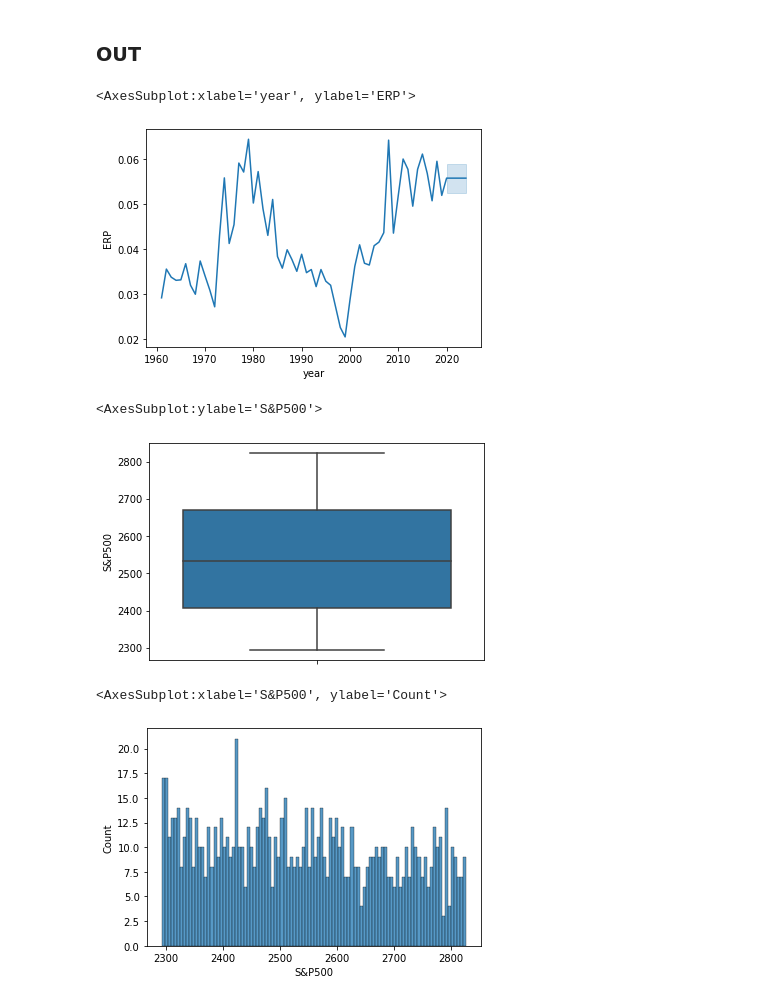
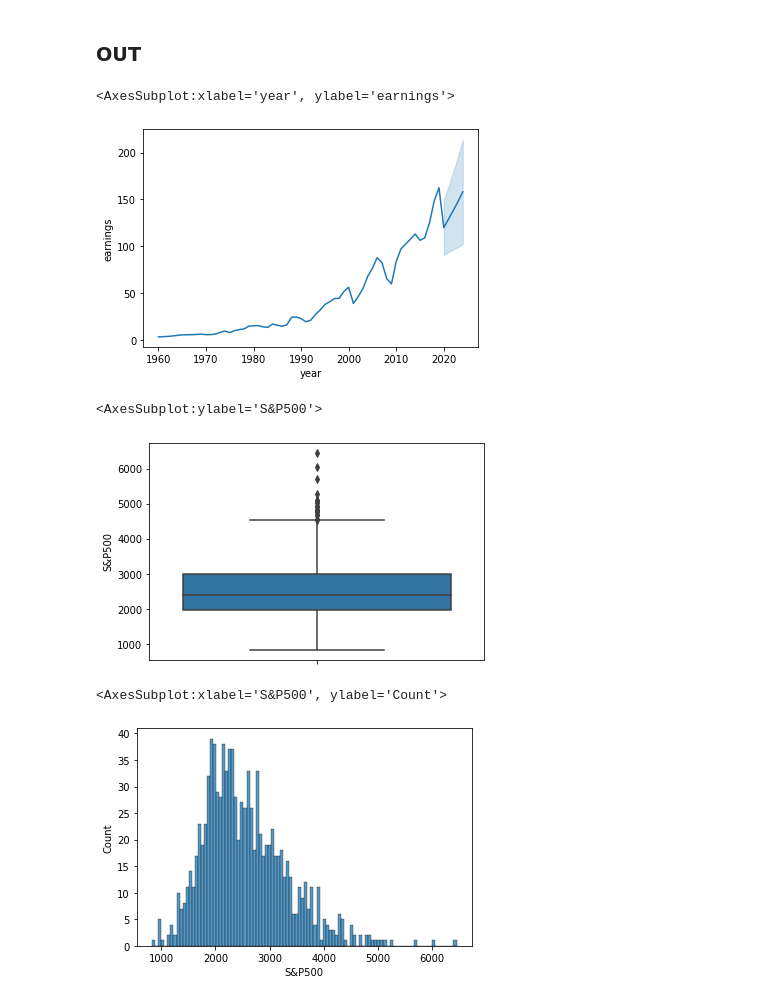
Before and after one commit to aguilalv/CorpFinSandbox, a Jupyter notebook: 2020.06.01 - S&P500 valuation.ipynb, the cells around one changed output. Cells and saved outputs as stored; diff of their text form; code cells hidden in the pictures.

Commit message:
Implement earnings for Monte Carlo simulation

```diff
--- a/2020.06.01 - S&P500 valuation.ipynb
+++ b/2020.06.01 - S&P500 valuation.ipynb
@@ -94,26 +94,35 @@ Name: Change in Earnings, dtype: float64
 # %%
 # Original Damodaran estimates
 #   future_earnings = np.array([120.0,150.0,160.83,172.45,184.91])
+#      earnings_first_year = 120.0
+#      earnings_growth = np.array([0.25,0.0722,0.0722,0.0722])
+
+#   cash_returned = np.array([90.71,121.01,137.93,156.66,177.37])
 #   cash_returned_percent = np.array([0.75591667, 0.80673333, 0.85761363, 0.90843723, 0.95922341])
-#   cash_returned = np.array([90.71,121.01,137.93,156.66,177.37])
+#      percent_returned_first = 0.7559  # INTRODUCE RANDOMNESS
+#      percent_returned_last = 0.9593   # INTRODUCE RANDOMNESS
+
 #   equity_risk_premium = 5.58/100
-
+#      ERP_random = np.repeat(5.58/100,monte_carlo_iterations)
 
 outputs_df = pd.DataFrame()
 
 # Generate all the rndom variables at once to then use inside the iteration
-earnings_first_year = 120.0
-earnings_growth = np.array([0.25,0.0722,0.0722,0.0722])
+earnings_first_year_random = norm.rvs(loc=120,scale=5,size=monte_carlo_iterations)
+earnings_growth_random = [norm.rvs(loc=7.04/100,scale=16/100,size=years_to_project-1) for year in range(0,monte_carlo_iterations)]
 
 ERP_random = np.random.uniform(5.02/100,6.14/100,monte_carlo_iterations)
-percent_returned_first = 0.75  # INTRODUCE RANDOMNESS
-percent_returned_last = 0.82   # INTRODUCE RANDOMNESS
+#ERP_random = np.repeat(5.58/100,monte_carlo_iterations)
+
+percent_returned_first = 0.7559  # INTRODUCE RANDOMNESS
+percent_returned_last = 0.9593   # INTRODUCE RANDOMNESS
 
 
 # What is below would be one iteration
 for i in range(0,monte_carlo_iterations):
-    # Estimates for all inputs - Need to intriduce randomness here -
 
+    earnings_first_year = earnings_first_year_random[i]
+    earnings_growth = earnings_growth_random[i]
     growth_factor = [1] + list(accumulate(earnings_growth+1, operator.mul))
     future_earnings = np.repeat(earnings_first_year, years_to_project) * growth_factor
 
@@ -164,18 +157,18 @@ inputs_df
 # %% [markdown]
 ### OUT
 # %%
-sns.lineplot(x="year", y="ERP",data=inputs_df,ci="sd")
+sns.lineplot(x="year", y="earnings",data=inputs_df,ci="sd")
 # %% [output]
-<AxesSubplot:xlabel='year', ylabel='ERP'>
+<AxesSubplot:xlabel='year', ylabel='earnings'>
-[figure, old version]
+[figure, new version]
 # %%
 sns.boxplot(y="S&P500",
             data=outputs_df)
 # %% [output]
 <AxesSubplot:ylabel='S&P500'>
-[figure, old version]
+[figure, new version]
 # %%
 sns.histplot(data=outputs_df, x="S&P500", bins=100)
 # %% [output]
 <AxesSubplot:xlabel='S&P500', ylabel='Count'>
-[figure, old version]
+[figure, new version]
```
Also changed, not shown: parts of 5 cells of this notebook.
